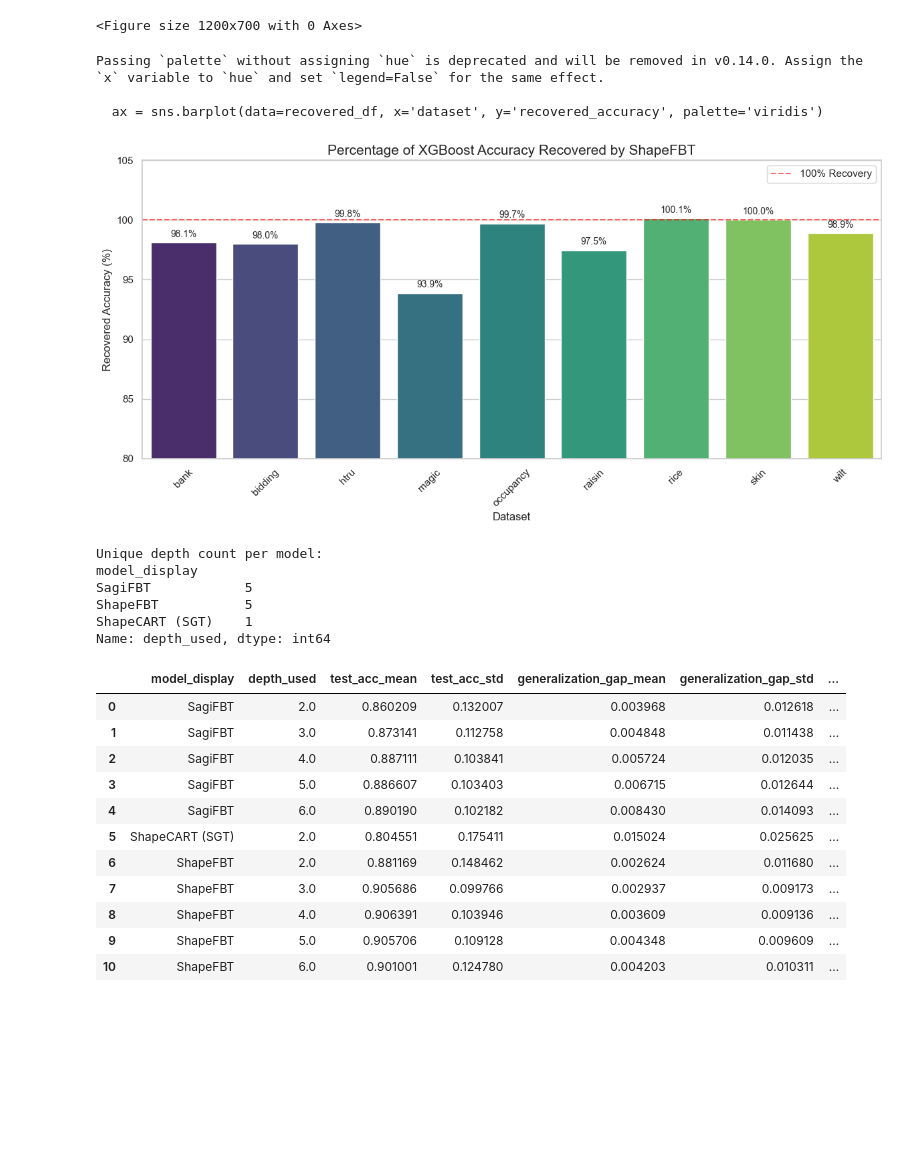
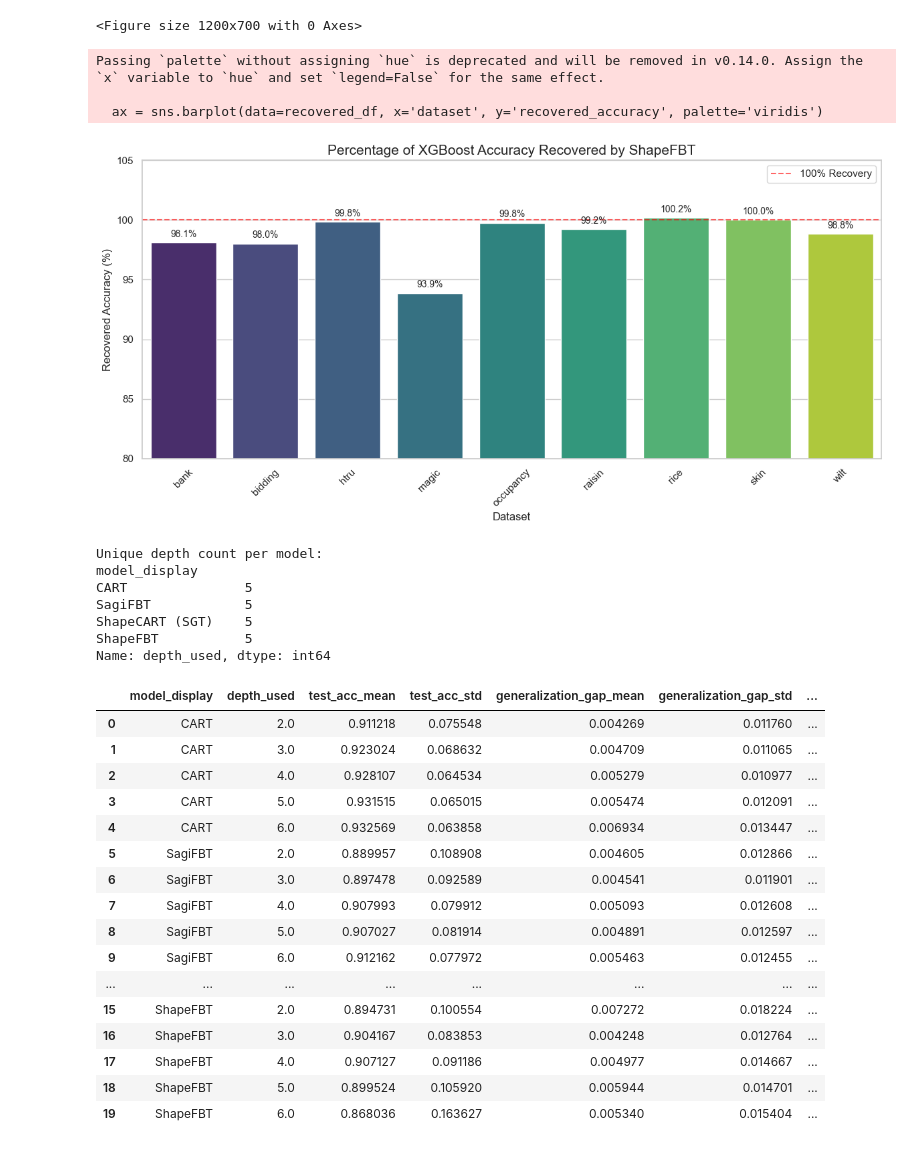
Before and after one commit to bzorbozan/SagiXGBoostTreeApproximator, a Jupyter notebook: analysis/generalization_analysis.ipynb, the cells around one changed output. Drawn from its saved outputs; the diff is of its cells as text; code cells hidden in the pictures; blank space fills up the shorter version.

```diff
--- a/analysis/generalization_analysis.ipynb
+++ b/analysis/generalization_analysis.ipynb
@@ -19,3 +19,43 @@ results_hp = pd.read_csv('../results_with_hyperparameters.csv')
 # Set aesthetic style
 sns.set_theme(style="whitegrid")
 %matplotlib inline
+# %%
+# Cell 1: Imports and Data Loading
+import pandas as pd
+import matplotlib.pyplot as plt
+import seaborn as sns
+import json
+import numpy as np
+
+# 1. Define the exclusion set
+excluded_datasets = {'avila', 'bean', 'eye-state', 'fault', 'page', 'room', 'segment'}
+
+# 2. Load the datasets
+best_per_dataset_raw = pd.read_csv('../processed_results/best_per_dataset.csv')
+best_avg_raw = pd.read_csv('../processed_results/best_avg.csv')
+results_hp_raw = pd.read_csv('../processed_results/results_with_hyperparameters.csv')
+
+# 3. Apply Global Filtering
+# We filter out any dataset in the excluded list
+best_per_dataset = best_per_dataset_raw[~best_per_dataset_raw['dataset'].isin(excluded_datasets)].copy()
+results_hp = results_hp_raw[~results_hp_raw['dataset'].isin(excluded_datasets)].copy()
+
+# Note: best_avg usually does not have a 'dataset' column as it is already
+# averaged across all datasets. If you want the 'best_avg' to reflect ONLY
+# your included datasets, you should RE-CALCULATE it from the filtered 'best_per_dataset'
+metrics = ["train_acc", "val_acc", "test_acc", "elapsed_time", "generalization_gap"]
+existing_metrics = [m for m in metrics if m in best_per_dataset.columns]
+
+best_avg = (
+    best_per_dataset.groupby("model")[existing_metrics]
+    .mean(numeric_only=True)
+    .round(3)
+    .reset_index()
+)
+
+# Set aesthetic style
+sns.set_theme(style="whitegrid")
+%matplotlib inline
+
+print(f"Global filter applied.")
+print(f"Datasets included: {results_hp['dataset'].unique()}")
@@ -254,12 +246,12 @@ plt.show()
 Passing `palette` without assigning `hue` is deprecated and will be removed in v0.14.0. Assign the `x` variable to `hue` and set `legend=False` for the same effect.
 
   ax = sns.barplot(data=recovered_df, x='dataset', y='recovered_accuracy', palette='viridis')
-[figure, old version]
+[figure, new version]
 # %%
 # Cell 7: Depth-wise averages for SagiFBT, ShapeFBT, ShapeCART/SGT
 
 # Keep only the requested model families
-models_depth = ['FBT', 'ShapeFBT', 'ShapeCART']
+models_depth = ['FBT', 'ShapeFBT', 'ShapeCART', 'CART']
 depth_df = results_hp[results_hp['model'].isin(models_depth)].copy()
 
 # Parse depth per model, with fallback to hyperparameters when max_depth is empty
@@ -298,42 +290,48 @@ depth_coverage = (
     depth_df.dropna(subset=['depth_used'])
     .groupby('model_display')['depth_used']
     .nunique()
     .sort_values(ascending=False)
 )
 print('Unique depth count per model:')
 print(depth_coverage)
 
 # Average over all other hyperparameters/folds/seeds/datasets at each depth
 avg_by_depth = (
     depth_df.dropna(subset=['depth_used'])
     .groupby(['model_display', 'depth_used'], as_index=False)
     .agg(
         test_acc_mean=('test_acc', 'mean'),
         test_acc_std=('test_acc', 'std'),
         generalization_gap_mean=('generalization_gap', 'mean'),
         generalization_gap_std=('generalization_gap', 'std'),
         n_trials=('test_acc', 'size')
     )
     .sort_values(['model_display', 'depth_used'])
 )
 
 avg_by_depth.head(20)
 # %% [output]
 Unique depth count per model:
 model_display
+CART               5
 SagiFBT            5
+ShapeCART (SGT)    5
 ShapeFBT           5
-ShapeCART (SGT)    1
 Name: depth_used, dtype: int64
 |  | model_display | depth_used | test_acc_mean | test_acc_std | generalization_gap_mean | generalization_gap_std | ... |
-| 0 | SagiFBT | 2.0 | 0.860209 | 0.132007 | 0.003968 | 0.012618 | ... |
-| 1 | SagiFBT | 3.0 | 0.873141 | 0.112758 | 0.004848 | 0.011438 | ... |
-| 2 | SagiFBT | 4.0 | 0.887111 | 0.103841 | 0.005724 | 0.012035 | ... |
-| 3 | SagiFBT | 5.0 | 0.886607 | 0.103403 | 0.006715 | 0.012644 | ... |
-| 4 | SagiFBT | 6.0 | 0.890190 | 0.102182 | 0.008430 | 0.014093 | ... |
-| 5 | ShapeCART (SGT) | 2.0 | 0.804551 | 0.175411 | 0.015024 | 0.025625 | ... |
-| 6 | ShapeFBT | 2.0 | 0.881169 | 0.148462 | 0.002624 | 0.011680 | ... |
-| 7 | ShapeFBT | 3.0 | 0.905686 | 0.099766 | 0.002937 | 0.009173 | ... |
-| 8 | ShapeFBT | 4.0 | 0.906391 | 0.103946 | 0.003609 | 0.009136 | ... |
-| 9 | ShapeFBT | 5.0 | 0.905706 | 0.109128 | 0.004348 | 0.009609 | ... |
-| 10 | ShapeFBT | 6.0 | 0.901001 | 0.124780 | 0.004203 | 0.010311 | ... |
+| 0 | CART | 2.0 | 0.911218 | 0.075548 | 0.004269 | 0.011760 | ... |
+| 1 | CART | 3.0 | 0.923024 | 0.068632 | 0.004709 | 0.011065 | ... |
+| 2 | CART | 4.0 | 0.928107 | 0.064534 | 0.005279 | 0.010977 | ... |
+| 3 | CART | 5.0 | 0.931515 | 0.065015 | 0.005474 | 0.012091 | ... |
+| 4 | CART | 6.0 | 0.932569 | 0.063858 | 0.006934 | 0.013447 | ... |
+| 5 | SagiFBT | 2.0 | 0.889957 | 0.108908 | 0.004605 | 0.012866 | ... |
+| 6 | SagiFBT | 3.0 | 0.897478 | 0.092589 | 0.004541 | 0.011901 | ... |
+| 7 | SagiFBT | 4.0 | 0.907993 | 0.079912 | 0.005093 | 0.012608 | ... |
+| 8 | SagiFBT | 5.0 | 0.907027 | 0.081914 | 0.004891 | 0.012597 | ... |
+| 9 | SagiFBT | 6.0 | 0.912162 | 0.077972 | 0.005463 | 0.012455 | ... |
+| ... | ... | ... | ... | ... | ... | ... | ... |
+| 15 | ShapeFBT | 2.0 | 0.894731 | 0.100554 | 0.007272 | 0.018224 | ... |
+| 16 | ShapeFBT | 3.0 | 0.904167 | 0.083853 | 0.004248 | 0.012764 | ... |
+| 17 | ShapeFBT | 4.0 | 0.907127 | 0.091186 | 0.004977 | 0.014667 | ... |
+| 18 | ShapeFBT | 5.0 | 0.899524 | 0.105920 | 0.005944 | 0.014701 | ... |
+| 19 | ShapeFBT | 6.0 | 0.868036 | 0.163627 | 0.005340 | 0.015404 | ... |
```
Also changed, not shown: parts of 16 cells of this notebook, 7 other files.
